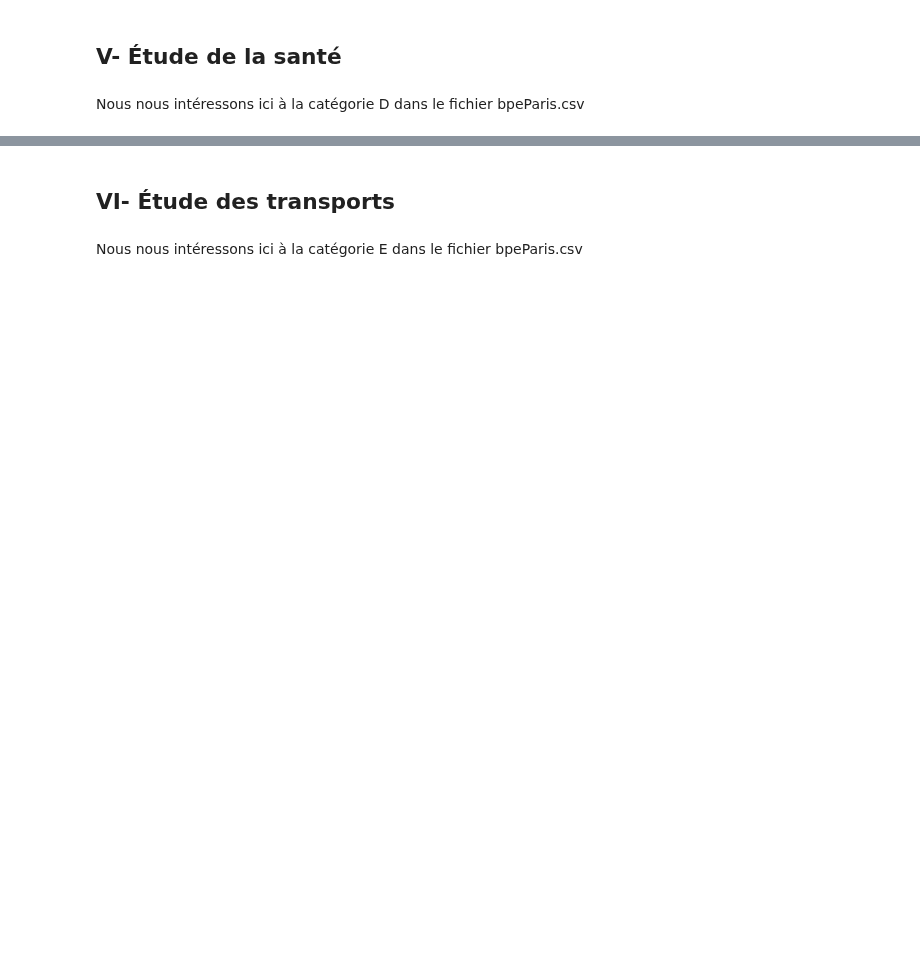
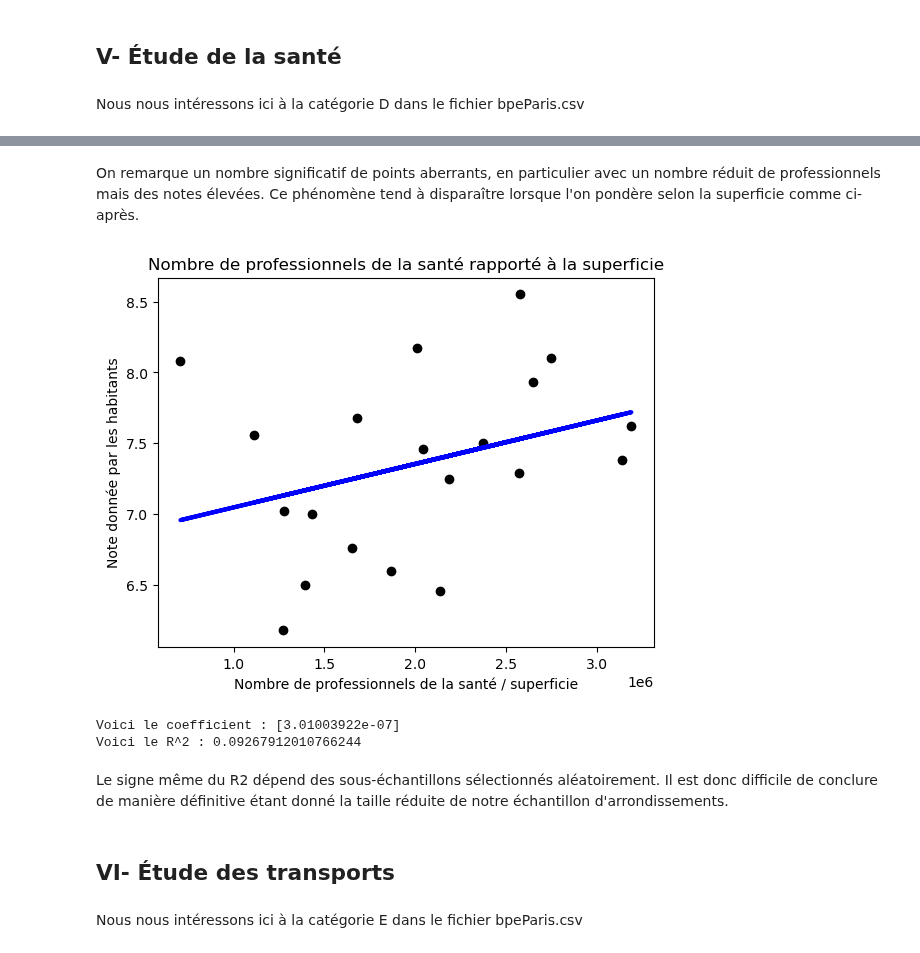
Before and after one commit to solenemoro/Projet_Python_2AENSAE, a Jupyter notebook: Equipements.ipynb, the cells around one changed output, grey strips where cells are left out. Drawn from its saved outputs; the diff is of its cells as text; code cells hidden in the pictures; blank space fills up the shorter version.

```diff
--- a/Equipements.ipynb
+++ b/Equipements.ipynb
@@ -405,0 +381,12 @@ B2_pond = B2 / Areas
+# %%
+def SDOM_pond(dic):
+    """ This function creates a dataframe
+    by weighting an other dataframe
+    ---
+    dic: dictionary with the names of arrondissements as keys
+    """
+    SDOM = pd.DataFrame(dic.values(), index=None)
+    Areas = Commerces2.loc['Superficies'].tolist()
+    Areas = pd.DataFrame(Areas, index=None)
+    SDOM_pond = SDOM / Areas
+    return SDOM_pond
@@ -597,3 +543,36 @@ Nous nous intéressons ici à la catégorie D dans le fichier bpeParis.csv
+# %% [markdown]
+On remarque un nombre significatif de points aberrants, en particulier avec un nombre réduit de professionnels mais des notes élevées. Ce phénomène tend à disparaître lorsque l'on pondère selon la superficie comme ci-après.
+# %%
+D2_pond = SDOM_pond(dicD2)
+# Making a regression with only B2 weighted
+reg = LinearRegression().fit(D2_pond, notes_D)
+y_pred = reg.predict(D2_pond)
+
+plt.scatter(D2_pond, notes_D, color="black")
+plt.plot(D2_pond, y_pred, color="blue", linewidth=3)
+plt.xlabel('Nombre de professionnels de la santé / superficie')
+plt.ylabel('Note donnée par les habitants')
+plt.title('Nombre de professionnels de la santé rapporté à la superficie')
+plt.show()
+# %% [output]
+[figure, added]
+# %%
+# Split the data into training/testing sets
+X_train, X_test, y_train, y_test = sklearn.model_selection.train_test_split(D2_pond, notes_D, test_size = 0.5)
+
+# Making a regression using the arrondissements in train
+reg = LinearRegression().fit(X_train, y_train)
+
+# Make predictions using the testing set
+y_pred = reg.predict(X_test)
+
+print("Voici le coefficient :", reg.coef_)
+print("Voici le R^2 :", reg.score(X_test, y_test))
+# %% [output]
+Voici le coefficient : [3.01003922e-07]
+Voici le R^2 : 0.09267912010766244
+# %% [markdown]
+Le signe même du R2 dépend des sous-échantillons sélectionnés aléatoirement. Il est donc difficile de conclure de manière définitive étant donné la taille réduite de notre échantillon d'arrondissements.
 # %% [markdown]
 ## VI- Étude des transports
 # %% [markdown]
```
Also changed, not shown: parts of 35 cells of this notebook, 2 other files.
